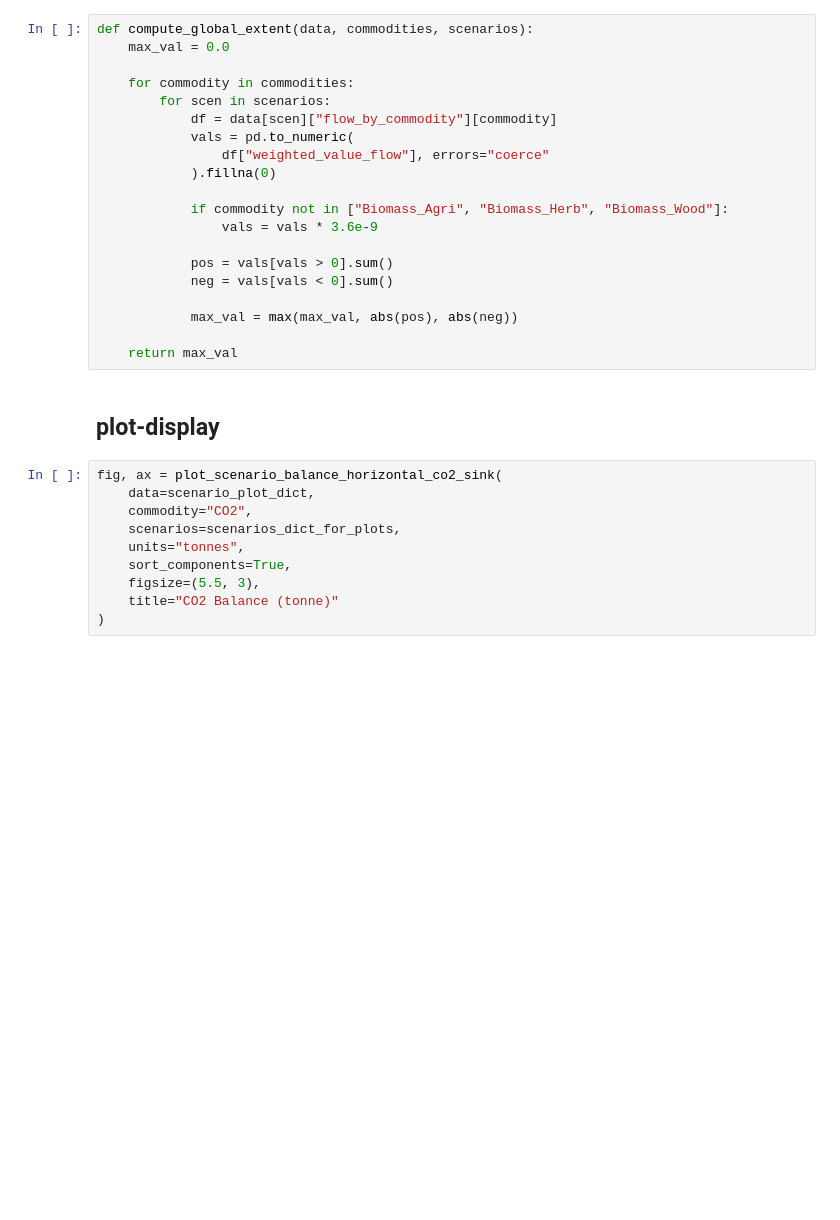
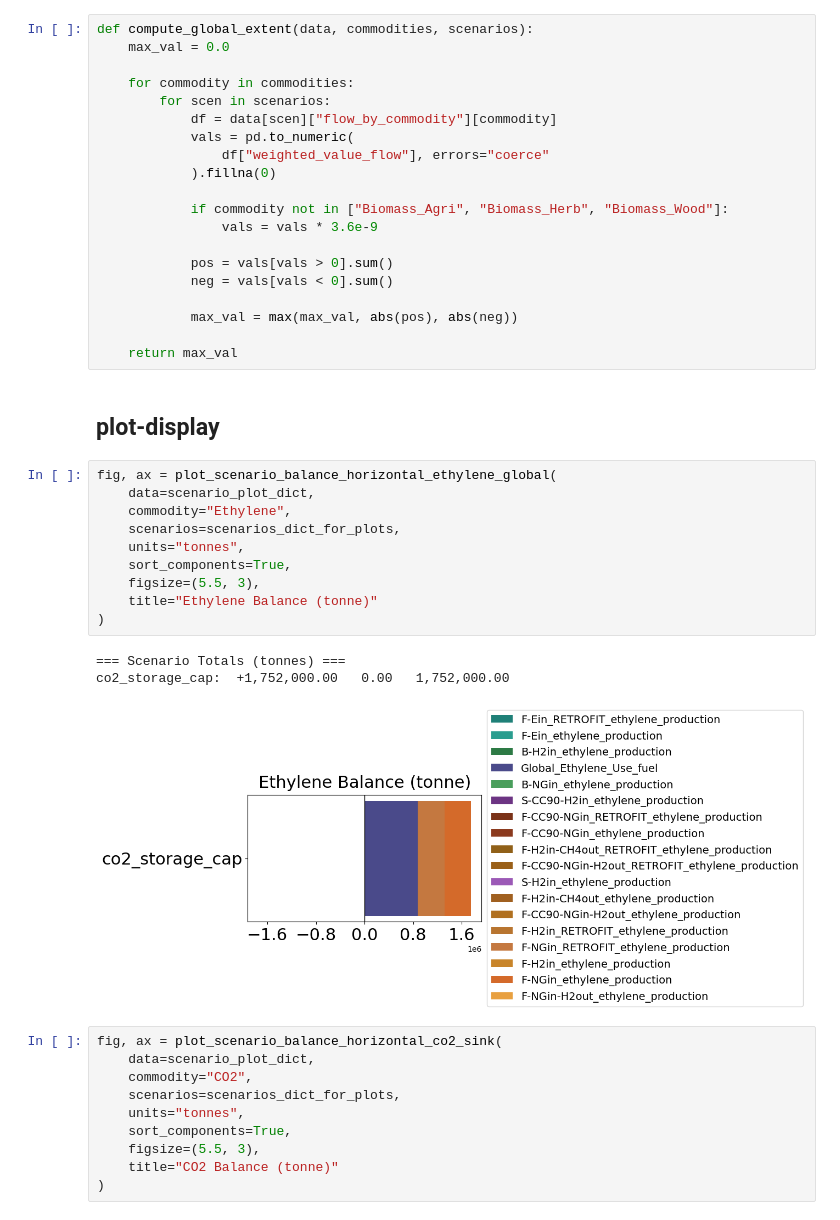
Before and after one commit to acheng1757/MacroEnergy-Abbie.jl, a Jupyter notebook: display_plots/plots.ipynb, the cells around one changed output. Drawn from its saved outputs; the diff is of its cells as text; blank space fills up the shorter version.

```diff
--- a/display_plots/plots.ipynb
+++ b/display_plots/plots.ipynb
@@ -2084,6 +2340,20 @@ def compute_global_extent(data, commodities, scenarios):
     return max_val
 # %% [markdown]
 ## plot-display
+# %%
+fig, ax = plot_scenario_balance_horizontal_ethylene_global(
+    data=scenario_plot_dict,
+    commodity="Ethylene",
+    scenarios=scenarios_dict_for_plots,
+    units="tonnes",
+    sort_components=True,
+    figsize=(5.5, 3),
+    title="Ethylene Balance (tonne)"
+)
+# %% [output]
+=== Scenario Totals (tonnes) ===
+co2_storage_cap:  +1,752,000.00   0.00   1,752,000.00
+[figure, added]
 # %%
 fig, ax = plot_scenario_balance_horizontal_co2_sink(
     data=scenario_plot_dict,
```
Also changed, not shown: parts of 17 cells of this notebook, 3 other files.
